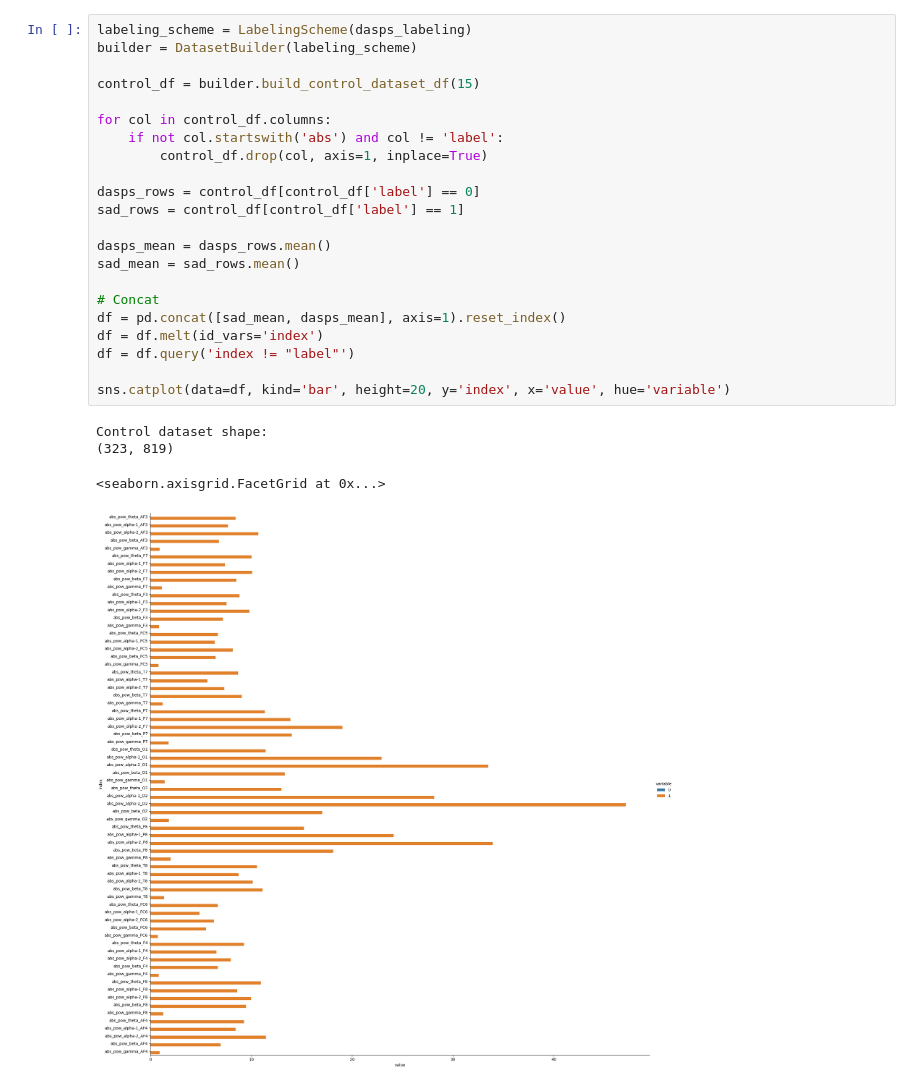
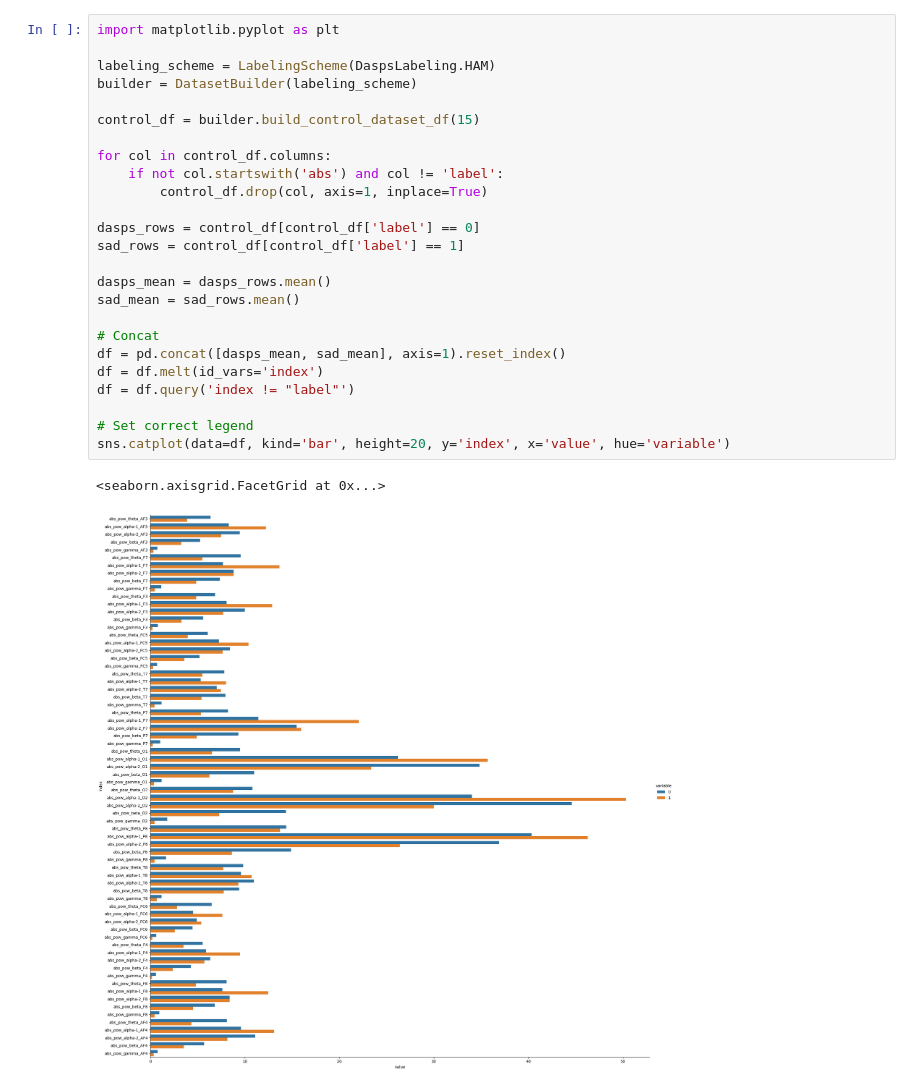
Before and after one commit to JakubBlaha/thesis, a Jupyter notebook: notebooks/statistics.ipynb, the cells around one changed output. Saved outputs shown, nothing was run; the diff lists cells and outputs as text.

```diff
--- a/notebooks/statistics.ipynb
+++ b/notebooks/statistics.ipynb
@@ -61,28 +64,29 @@ Features significantly different between control groups:  416
 # %%
-labeling_scheme = LabelingScheme(dasps_labeling)
+import matplotlib.pyplot as plt
+
+labeling_scheme = LabelingScheme(DaspsLabeling.HAM)
 builder = DatasetBuilder(labeling_scheme)
 
 control_df = builder.build_control_dataset_df(15)
 
 for col in control_df.columns:
     if not col.startswith('abs') and col != 'label':
         control_df.drop(col, axis=1, inplace=True)
 
 dasps_rows = control_df[control_df['label'] == 0]
 sad_rows = control_df[control_df['label'] == 1]
 
 dasps_mean = dasps_rows.mean()
 sad_mean = sad_rows.mean()
 
 # Concat
-df = pd.concat([sad_mean, dasps_mean], axis=1).reset_index()
+df = pd.concat([dasps_mean, sad_mean], axis=1).reset_index()
 df = df.melt(id_vars='index')
 df = df.query('index != "label"')
 
+# Set correct legend
 sns.catplot(data=df, kind='bar', height=20, y='index', x='value', hue='variable')
 # %% [output]
-Control dataset shape:
-(323, 819)
+<seaborn.axisgrid.FacetGrid at 0x...>
-<seaborn.axisgrid.FacetGrid at 0x...>
-[figure, old version]
+[figure, new version]
 # %%
```
Also changed, not shown: parts of 4 cells of this notebook, 48 other files.
